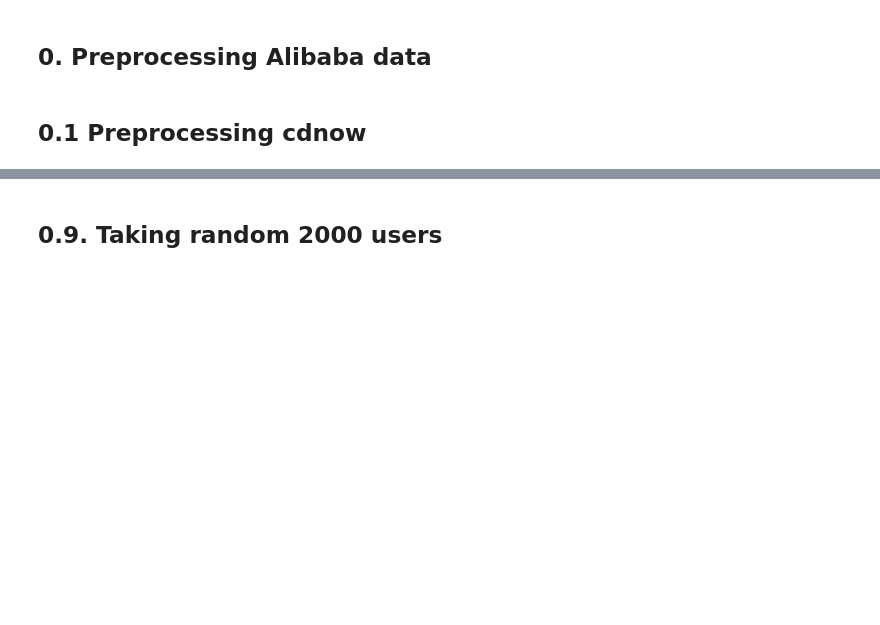
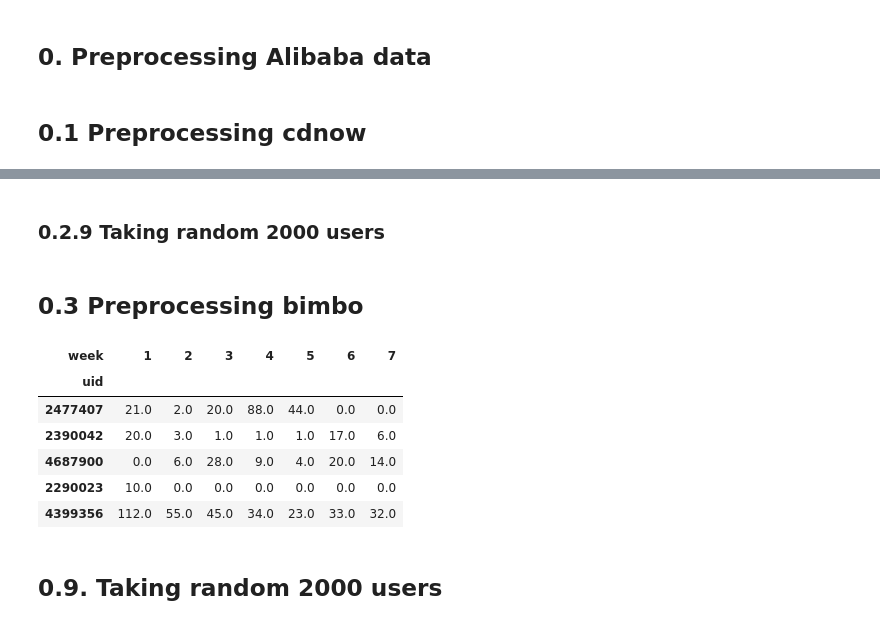
Before and after one commit to pletnev-aleksandr/demand_forecasting, a Jupyter notebook: RFM.ipynb, the cells around one changed output, grey strips where cells are left out. Cells and saved outputs as stored; diff of their text form; code cells hidden in the pictures; blank space fills up the shorter version.

Commit message:
Add RFM-analysis for startup and bimbo dataset. Also change calculation of frequency and monetary: now starting from the day of first purchase

```diff
--- a/RFM.ipynb
+++ b/RFM.ipynb
@@ -50,0 +109,2 @@ df.sample(2)
+# %% [markdown]
+### 0.2.9 Taking random 2000 users
@@ -51,3 +116,20 @@ df.sample(2)
+# %% [markdown]
+## 0.3 Preprocessing bimbo
+# %%
+df = pd.read_csv("bimbo_2000.csv")
+df = df.drop(columns = ['Unnamed: 0'])
+df = df.groupby(by=['uid','week']).sum().reset_index()
+df = df.pivot(columns = 'week',index = 'uid',values = 'target')
+df.to_csv('export/bimbo/bimbo_initial_time_series_2000.csv')
+df.sample(5)
+# %% [output]
+| week | 1 | 2 | 3 | 4 | 5 | 6 | 7 |
+| uid |  |  |  |  |  |  |  |
+| 2477407 | 21.0 | 2.0 | 20.0 | 88.0 | 44.0 | 0.0 | 0.0 |
+| 2390042 | 20.0 | 3.0 | 1.0 | 1.0 | 1.0 | 17.0 | 6.0 |
+| 4687900 | 0.0 | 6.0 | 28.0 | 9.0 | 4.0 | 20.0 | 14.0 |
+| 2290023 | 10.0 | 0.0 | 0.0 | 0.0 | 0.0 | 0.0 | 0.0 |
+| 4399356 | 112.0 | 55.0 | 45.0 | 34.0 | 23.0 | 33.0 | 32.0 |
 # %% [markdown]
 ## 0.9. Taking random 2000 users
 # %%
```
Also changed, not shown: parts of 21 cells of this notebook.
